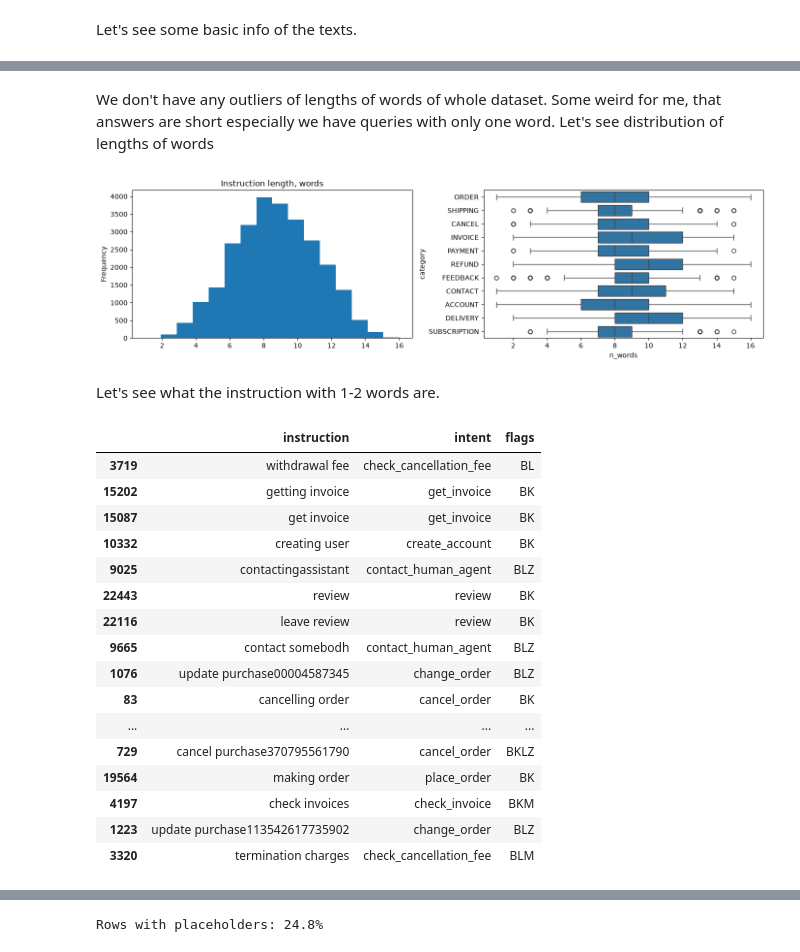
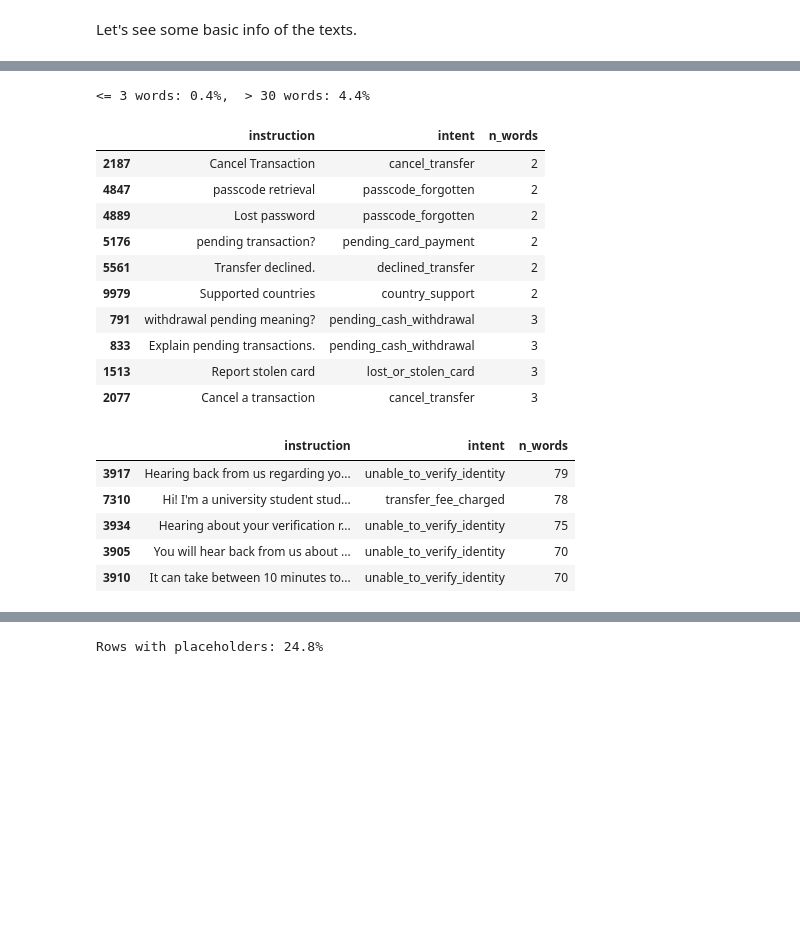
Before and after one commit to Moriarte228/support-triage-mlops, a Jupyter notebook: notebooks/01_eda.ipynb, the cells around one changed output, grey strips where cells are left out. Saved outputs shown, nothing was run; the diff lists cells and outputs as text; code cells hidden in the pictures; blank space fills up the shorter version.

```diff
--- a/notebooks/01_eda.ipynb
+++ b/notebooks/01_eda.ipynb
@@ -155,33 +158,25 @@ max         16.000000
 Name: n_words, dtype: float64
-# %% [markdown]
-We don't have any outliers of lengths of words of whole dataset. Some weird for me, that answers are short especially we have queries with only one word. Let's see distribution of lengths of words
 # %%
-fig, ax = plt.subplots(1, 2, figsize=(14, 4))
-df["n_words"].plot.hist(bins=16, ax=ax[0], title="Instruction length, words")
-sns.boxplot(data=df, x="n_words", y="category", ax=ax[1])
-plt.tight_layout()
-plt.show()
+pd.set_option("display.max_colwidth", 200)
+print(f"<= 3 words: {(df.n_words <= 3).mean():.1%},  > 30 words: {(df.n_words > 30).mean():.1%}")
+display(df.nsmallest(10, "n_words")[["instruction", "intent", "n_words"]])
+display(df.nlargest(5, "n_words")[["instruction", "intent", "n_words"]])
 # %% [output]
-[figure, removed]
+<= 3 words: 0.4%,  > 30 words: 4.4%
+|  | instruction | intent | n_words |
+| 2187 | Cancel Transaction | cancel_transfer | 2 |
+| 4847 | passcode retrieval | passcode_forgotten | 2 |
+| 4889 | Lost password | passcode_forgotten | 2 |
+| 5176 | pending transaction? | pending_card_payment | 2 |
+| 5561 | Transfer declined. | declined_transfer | 2 |
+| 9979 | Supported countries | country_support | 2 |
+| 791 | withdrawal pending meaning? | pending_cash_withdrawal | 3 |
+| 833 | Explain pending transactions. | pending_cash_withdrawal | 3 |
+| 1513 | Report stolen card | lost_or_stolen_card | 3 |
+| 2077 | Cancel a transaction | cancel_transfer | 3 |
+|  | instruction | intent | n_words |
+| 3917 | Hearing back from us regarding yo... | unable_to_verify_identity | 79 |
+| 7310 | Hi! I'm a university student stud... | transfer_fee_charged | 78 |
+| 3934 | Hearing about your verification r... | unable_to_verify_identity | 75 |
+| 3905 | You will hear back from us about ... | unable_to_verify_identity | 70 |
+| 3910 | It can take between 10 minutes to... | unable_to_verify_identity | 70 |
-# %% [markdown]
-Let's see what the instruction with 1-2 words are.
-# %%
-df.loc[df["n_words"] <= 2, ["instruction", "intent", "flags"]].sample(20, random_state=42)
-# %% [output]
-|  | instruction | intent | flags |
-| 3719 | withdrawal fee | check_cancellation_fee | BL |
-| 15202 | getting invoice | get_invoice | BK |
-| 15087 | get invoice | get_invoice | BK |
-| 10332 | creating user | create_account | BK |
-| 9025 | contactingassistant | contact_human_agent | BLZ |
-| 22443 | review | review | BK |
-| 22116 | leave review | review | BK |
-| 9665 | contact somebodh | contact_human_agent | BLZ |
-| 1076 | update purchase00004587345 | change_order | BLZ |
-| 83 | cancelling order | cancel_order | BK |
-| ... | ... | ... | ... |
-| 729 | cancel purchase370795561790 | cancel_order | BKLZ |
-| 19564 | making order | place_order | BK |
-| 4197 | check invoices | check_invoice | BKM |
-| 1223 | update purchase113542617735902 | change_order | BLZ |
-| 3320 | termination charges | check_cancellation_fee | BLM |
```
Also changed, not shown: parts of 24 cells of this notebook, 4 other files.
